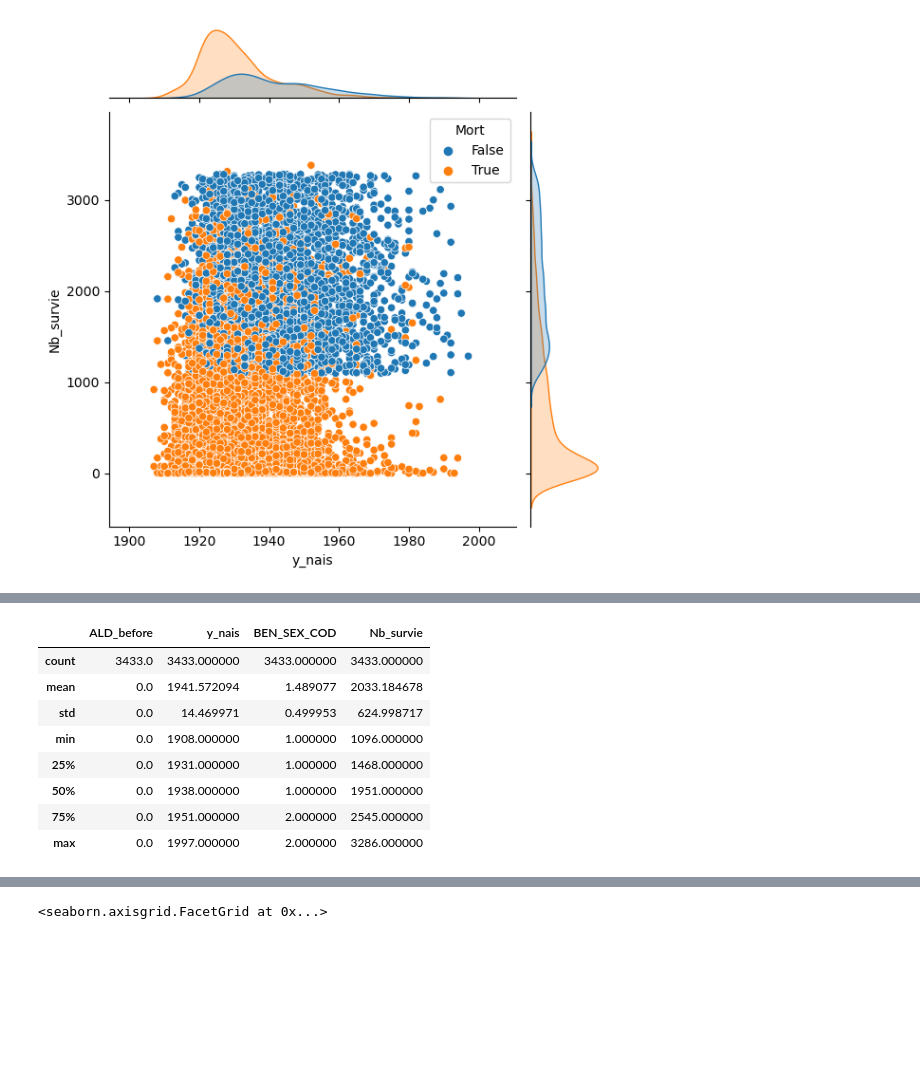
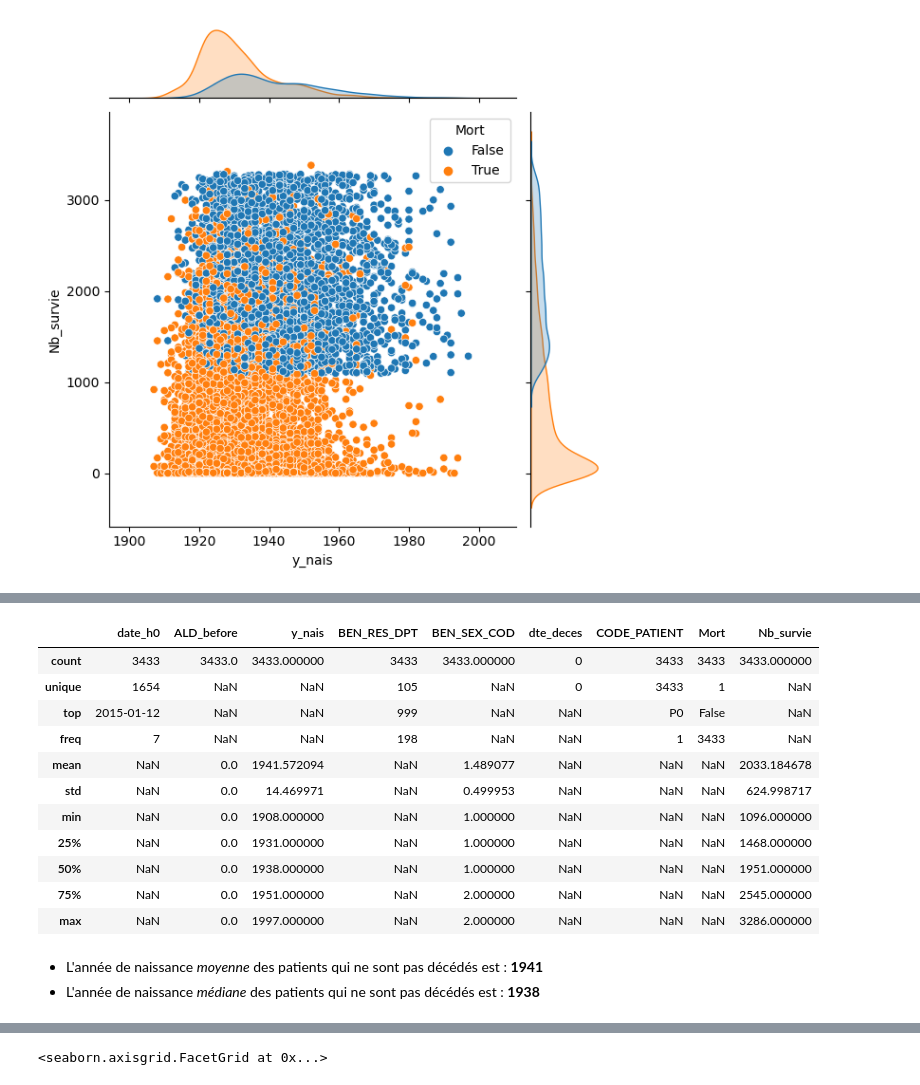
Before and after one commit to Kirscher/TextMining_Parcours_de_soin, a Jupyter notebook: EDA.ipynb, the cells around one changed output, grey strips where cells are left out. Drawn from its saved outputs; the diff is of its cells as text; code cells hidden in the pictures; blank space fills up the shorter version.

```diff
--- a/EDA.ipynb
+++ b/EDA.ipynb
@@ -67,13 +82,19 @@ plt.show()
 # %%
-patient[patient['Mort']==False].describe()
+patient[patient['Mort']==False].describe(include='all')
 # %% [output]
-|  | ALD_before | y_nais | BEN_SEX_COD | Nb_survie |
-| count | 3433.0 | 3433.000000 | 3433.000000 | 3433.000000 |
-| mean | 0.0 | 1941.572094 | 1.489077 | 2033.184678 |
-| std | 0.0 | 14.469971 | 0.499953 | 624.998717 |
-| min | 0.0 | 1908.000000 | 1.000000 | 1096.000000 |
-| 25% | 0.0 | 1931.000000 | 1.000000 | 1468.000000 |
-| 50% | 0.0 | 1938.000000 | 1.000000 | 1951.000000 |
-| 75% | 0.0 | 1951.000000 | 2.000000 | 2545.000000 |
-| max | 0.0 | 1997.000000 | 2.000000 | 3286.000000 |
+|  | date_h0 | ALD_before | y_nais | BEN_RES_DPT | BEN_SEX_COD | dte_deces | CODE_PATIENT | Mort | Nb_survie |
+| count | 3433 | 3433.0 | 3433.000000 | 3433 | 3433.000000 | 0 | 3433 | 3433 | 3433.000000 |
+| unique | 1654 | NaN | NaN | 105 | NaN | 0 | 3433 | 1 | NaN |
+| top | 2015-01-12 | NaN | NaN | 999 | NaN | NaN | P0 | False | NaN |
+| freq | 7 | NaN | NaN | 198 | NaN | NaN | 1 | 3433 | NaN |
+| mean | NaN | 0.0 | 1941.572094 | NaN | 1.489077 | NaN | NaN | NaN | 2033.184678 |
+| std | NaN | 0.0 | 14.469971 | NaN | 0.499953 | NaN | NaN | NaN | 624.998717 |
+| min | NaN | 0.0 | 1908.000000 | NaN | 1.000000 | NaN | NaN | NaN | 1096.000000 |
+| 25% | NaN | 0.0 | 1931.000000 | NaN | 1.000000 | NaN | NaN | NaN | 1468.000000 |
+| 50% | NaN | 0.0 | 1938.000000 | NaN | 1.000000 | NaN | NaN | NaN | 1951.000000 |
+| 75% | NaN | 0.0 | 1951.000000 | NaN | 2.000000 | NaN | NaN | NaN | 2545.000000 |
+| max | NaN | 0.0 | 1997.000000 | NaN | 2.000000 | NaN | NaN | NaN | 3286.000000 |
+# %% [markdown]
++ L'année de naissance *moyenne* des patients qui ne sont pas décédés est : **1941**
++ L'année de naissance *médiane* des patients qui ne sont pas décédés est : **1938**
 # %%
```
Also changed, not shown: parts of 7 cells of this notebook.
